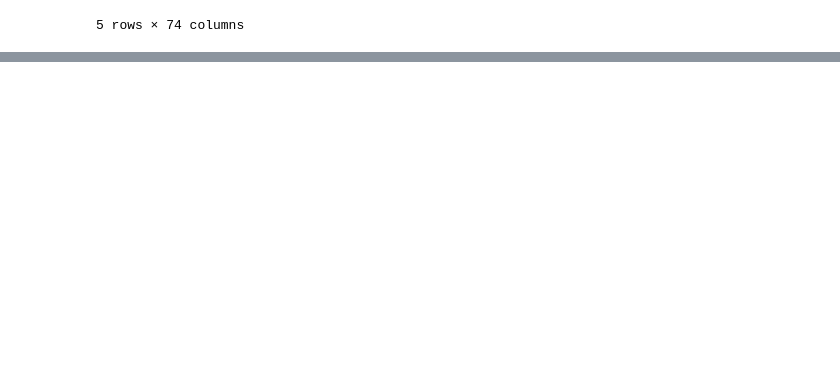
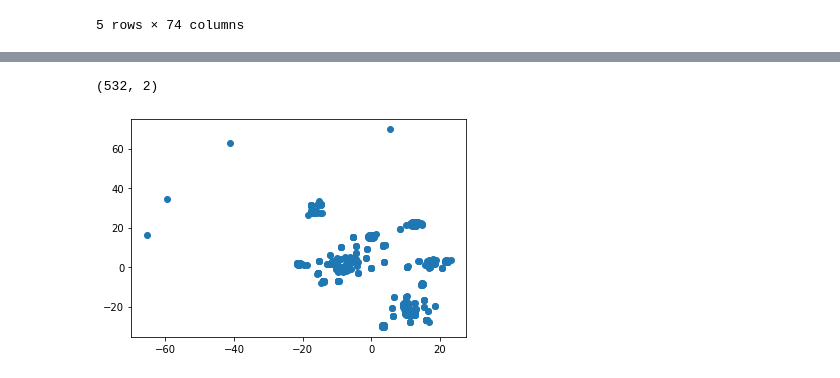
Before and after one commit to sultenfussc/Cryptocurrency_Clusters, a Jupyter notebook: Crypto_Currency.ipynb, the cells around one changed output, grey strips where cells are left out. Cells and saved outputs as stored; diff of their text form; code cells hidden in the pictures; blank space fills up the shorter version.

```diff
--- a/Crypto_Currency.ipynb
+++ b/Crypto_Currency.ipynb
@@ -218,2 +240,9 @@ crypto_pca_df.head()
 # %%
-# Reduce the dataset dimensions with t-SNE
+# Reduce the dataset dimensions with t-SNE and visually inspect the results
+
+# Initialize t-SNE model
+tsne = TSNE(learning_rate=55)
+# %%
+# Reduce dimensions
+tsne_features = tsne.fit_transform(crypto_pca_df)
+tsne_features
@@ -219,0 +257,19 @@ crypto_pca_df.head()
+# %%
+# The dataset has 2 columns
+tsne_features.shape
+# %% [output]
+(532, 2)
+# %%
+# Prepare to plot the dataset
+
+# The first column of transformed features
+crypto_pca_df['x'] = tsne_features[:,0]
+
+# The second column of transformed features
+crypto_pca_df['y'] = tsne_features[:,1]
+# %%
+# Visualize the clusters
+plt.scatter(crypto_pca_df['x'], crypto_pca_df['y'])
+plt.show()
+# %% [output]
+[figure, added]
```
Also changed, not shown: parts of 7 cells of this notebook.
